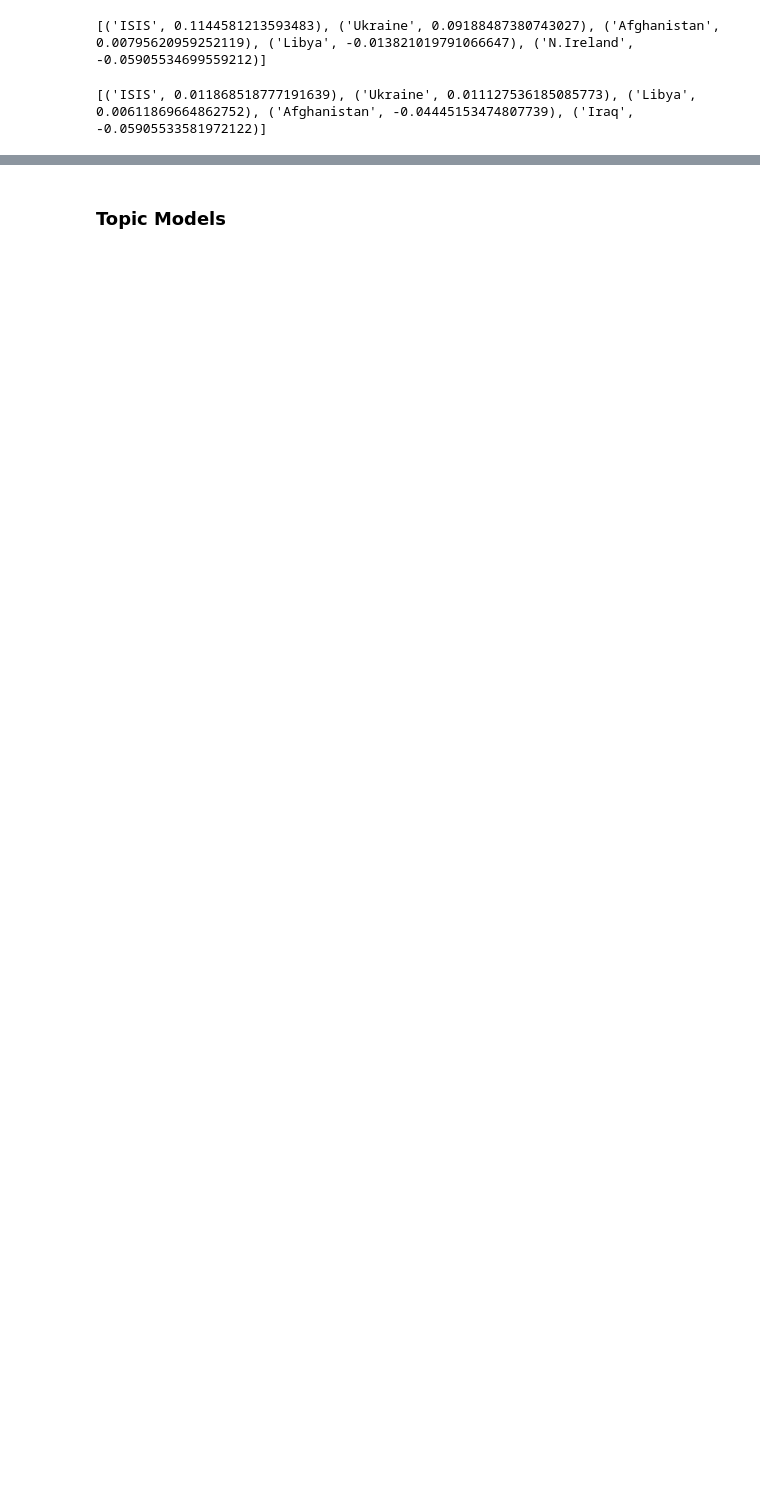
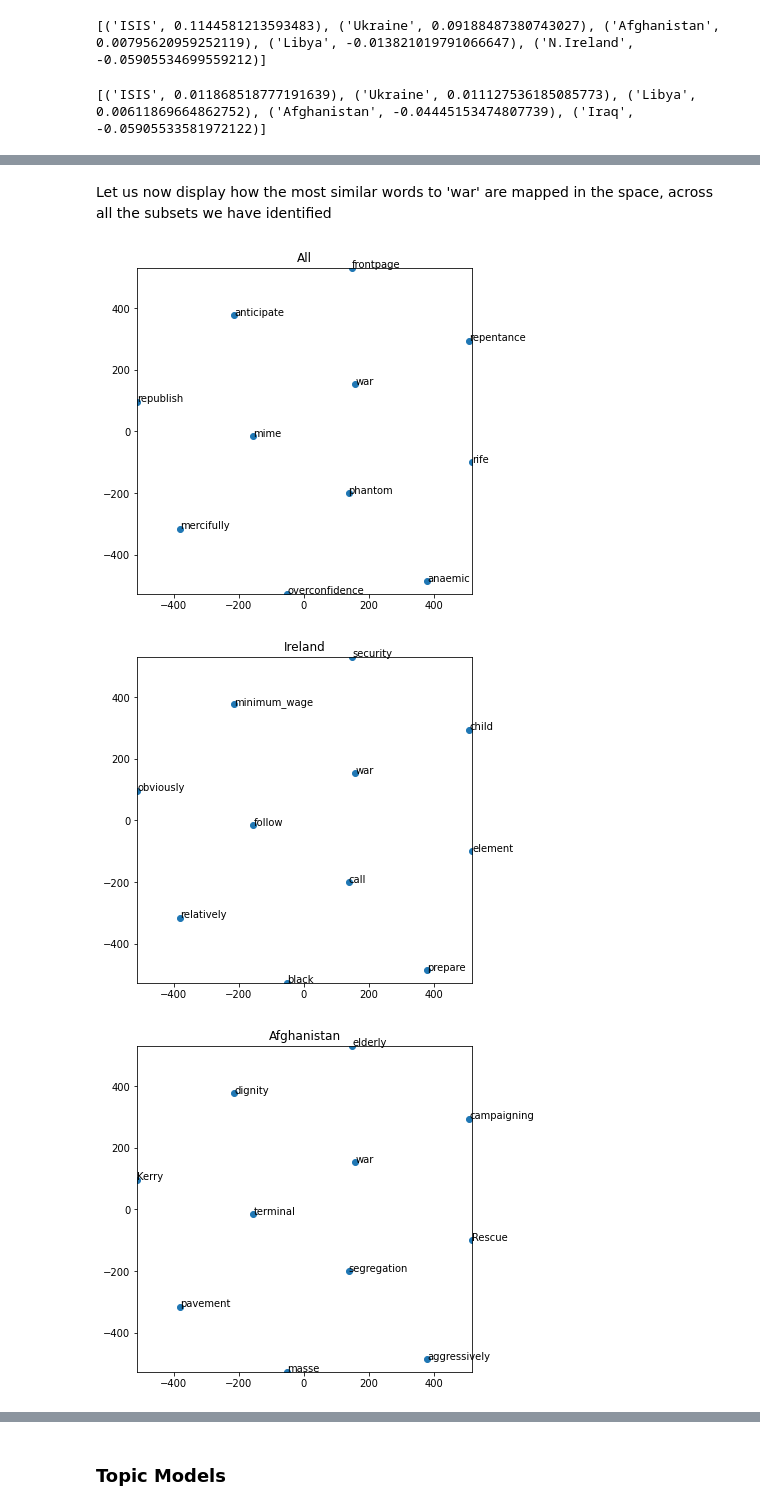
Before and after one commit to nzhang98/nlp-war-press-coverage, a Jupyter notebook: main.ipynb, the cells around one changed output, grey strips where cells are left out. Drawn from its saved outputs; the diff is of its cells as text; code cells hidden in the pictures; blank space fills up the shorter version.

```diff
--- a/main.ipynb
+++ b/main.ipynb
@@ -369,0 +829,49 @@ df_tfidf.iloc[:20]
+# %% [markdown]
+Let us now display how the most similar words to 'war' are mapped in the space, across all the subsets we have identified
+# %%
+def plot_closestwords(model,word, title=''):
+
+    arr = np.empty((0,300), dtype='f')
+    word_labels = [word]
+
+    # get close words
+    close_words = model.most_similar(word_labels)
+
+    # add the vector for each of the closest words to the array
+    arr = np.append(arr, np.array([model[word]]), axis=0)
+    for wrd_score in close_words:
+        wrd_vector = model[wrd_score[0]]
+        word_labels.append(wrd_score[0])
+        arr = np.append(arr, np.array([wrd_vector]), axis=0)
+
+
+    tsne = TSNE(n_components=2, random_state=0)
+    np.set_printoptions(suppress=True)
+    Y = tsne.fit_transform(arr)
+    x_coords = Y[:, 0]
+    y_coords = Y[:, 1]
+
+    # scatter plot
+    plt.figure(figsize=(6,6))
+    plt.scatter(x_coords, y_coords)
+    plt.rcParams.update({'font.size': 10})
+    if title != '':
+        plt.title(title)
+
+    for label, x, y in zip(word_labels, x_coords, y_coords):
+        plt.annotate(label, xy=(x, y), xytext=(0, 0), textcoords='offset points')
+    plt.xlim(x_coords.min()+0.00005, x_coords.max()+0.00005)
+    plt.ylim(y_coords.min()+0.00005, y_coords.max()+0.00005)
+    plt.show()
+# %%
+plt.rcParams['xtick.labelsize']=10
+plt.rcParams['ytick.labelsize']=10
+# %%
+w2v_list = [w2v_all, w2v_Ireland, w2v_Afghanistan, w2v_Iraq, w2v_Libya, w2v_ISIS, w2v_Ukraine]
+names_list = ['All', 'Ireland', 'Afghanistan', 'Iraq', 'Libya', 'ISIS', 'Ukraine']
+for i, j in zip(w2v_list, names_list):
+    plot_closestwords(i, 'war', j)
+# %% [output]
+[figure, added]
+[figure, added]
+[figure, added]
```
Also changed, not shown: parts of 164 cells of this notebook, 5 other files.
